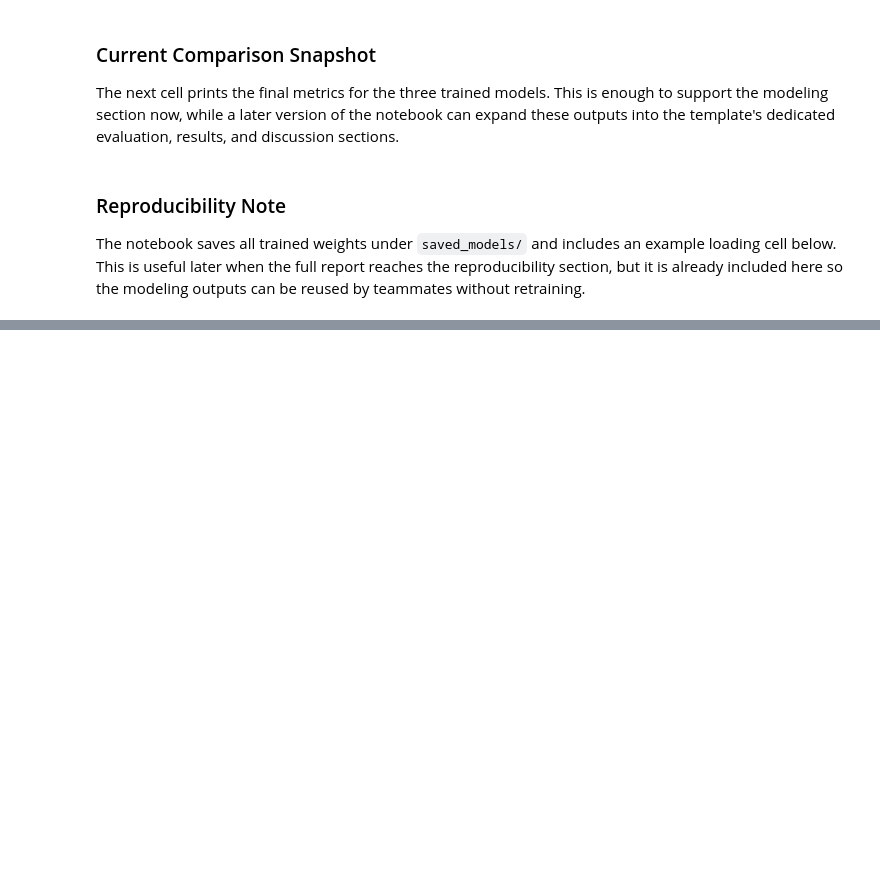
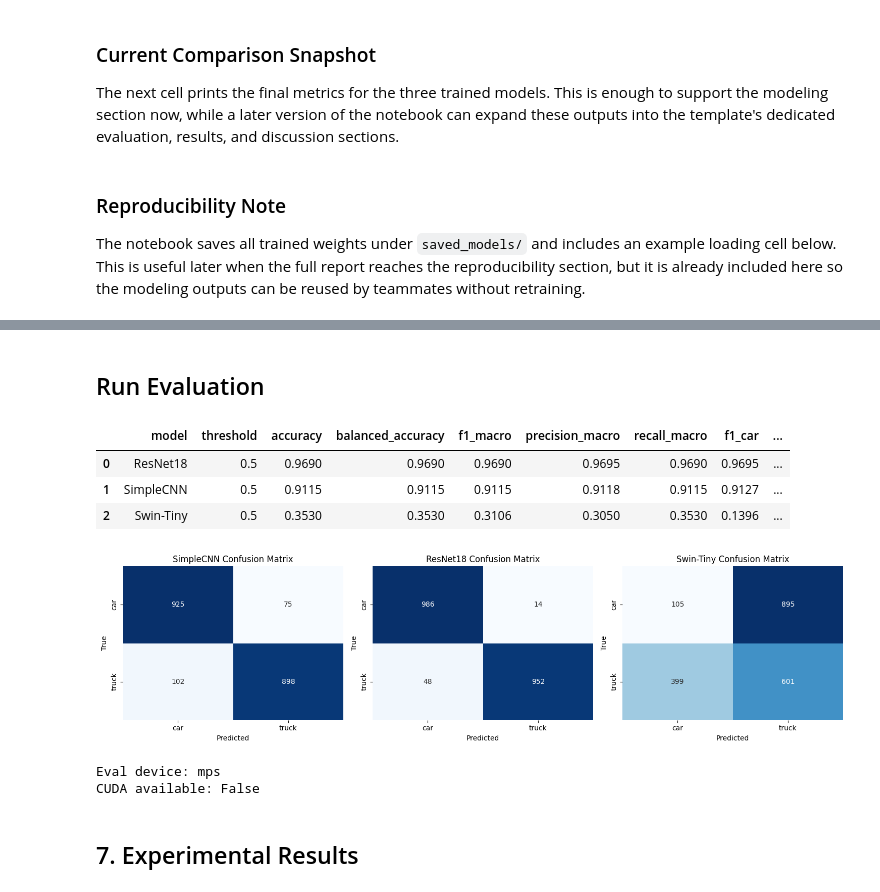
Before and after one commit to KyuubiSP/AI-Project, a Jupyter notebook: car_truck_modeling.ipynb, the cells around one changed output, grey strips where cells are left out. Drawn from its saved outputs; the diff is of its cells as text; code cells hidden in the pictures; blank space fills up the shorter version.

Commit message:
Evals draft + added validation set

```diff
--- a/car_truck_modeling.ipynb
+++ b/car_truck_modeling.ipynb
@@ -287,12 +305,12 @@ def evaluate_model(model, dataloader, criterion, model_type="cnn"):
     return loss_value, accuracy_value
 
 
-def train_model(model, train_loader, test_loader, criterion, optimizer, epochs, model_type="cnn"):
+def train_model(model, train_loader, val_loader, criterion, optimizer, epochs, model_type="cnn"):
     history = {
         "train_loss": [],
         "train_accuracy": [],
-        "test_loss": [],
-        "test_accuracy": [],
+        "val_loss": [],
+        "val_accuracy": [],
     }
 
     for epoch in range(epochs):
@@ -319,20 +337,20 @@ def train_model(model, train_loader, test_loader, criterion, optimizer, epochs,
 
         train_loss = running_loss / total
         train_accuracy = correct / total
-        test_loss, test_accuracy = evaluate_model(model, test_loader, criterion, model_type=model_type)
+        val_loss, val_accuracy = evaluate_model(model, val_loader, criterion, model_type=model_type)
         epoch_time = time.time() - start_time
 
         history["train_loss"].append(train_loss)
         history["train_accuracy"].append(train_accuracy)
-        history["test_loss"].append(test_loss)
-        history["test_accuracy"].append(test_accuracy)
+        history["val_loss"].append(val_loss)
+        history["val_accuracy"].append(val_accuracy)
 
         print(
             f"Epoch {epoch + 1}/{epochs} | "
             f"train loss: {train_loss:.4f} | "
             f"train acc: {train_accuracy:.4f} | "
-            f"test loss: {test_loss:.4f} | "
-            f"test acc: {test_accuracy:.4f} | "
+            f"val loss: {val_loss:.4f} | "
+            f"val acc: {val_accuracy:.4f} | "
             f"time: {epoch_time:.1f}s"
         )
 
@@ -346,7 +364,7 @@ def plot_history(history, title):
 
     plt.subplot(1, 2, 1)
     plt.plot(epochs, history["train_loss"], label="Train loss")
-    plt.plot(epochs, history["test_loss"], label="Test loss")
+    plt.plot(epochs, history["val_loss"], label="Validation loss")
     plt.xlabel("Epoch")
     plt.ylabel("Loss")
     plt.title(f"{title} Loss")
@@ -354,7 +372,7 @@ def plot_history(history, title):
 
     plt.subplot(1, 2, 2)
     plt.plot(epochs, history["train_accuracy"], label="Train accuracy")
-    plt.plot(epochs, history["test_accuracy"], label="Test accuracy")
+    plt.plot(epochs, history["val_accuracy"], label="Validation accuracy")
     plt.xlabel("Epoch")
     plt.ylabel("Accuracy")
     plt.title(f"{title} Accuracy")
@@ -369,8 +387,8 @@ def summarize_history(name, history):
         "model": name,
         "final_train_loss": history["train_loss"][-1],
         "final_train_accuracy": history["train_accuracy"][-1],
-        "final_test_loss": history["test_loss"][-1],
-        "final_test_accuracy": history["test_accuracy"][-1],
+        "final_val_loss": history["val_loss"][-1],
+        "final_val_accuracy": history["val_accuracy"][-1],
     }
 # %% [markdown]
 ### Baseline Training
@@ -384,7 +402,7 @@ cnn_optimizer = torch.optim.Adam(simple_cnn.parameters(), lr=cnn_learning_rate)
 cnn_history = train_model(
     model=simple_cnn,
     train_loader=train_loader,
-    test_loader=test_loader,
+    val_loader=val_loader,
     criterion=criterion,
     optimizer=cnn_optimizer,
     epochs=cnn_epochs,
@@ -427,7 +445,7 @@ resnet_optimizer = torch.optim.Adam(resnet_model.parameters(), lr=resnet_learnin
 resnet_history = train_model(
     model=resnet_model,
     train_loader=train_loader,
-    test_loader=test_loader,
+    val_loader=val_loader,
     criterion=resnet_criterion,
     optimizer=resnet_optimizer,
     epochs=resnet_epochs,
@@ -456,7 +474,7 @@ swin_optimizer = torch.optim.Adam(swin_model.parameters(), lr=swin_learning_rate
 swin_history = train_model(
     model=swin_model,
     train_loader=train_loader,
-    test_loader=test_loader,
+    val_loader=val_loader,
     criterion=swin_criterion,
     optimizer=swin_optimizer,
     epochs=swin_epochs,
@@ -504,0 +701,25 @@ print("All saved models were loaded successfully.")
+# %% [markdown]
+## Run Evaluation
+# %%
+models = []
+if "simple_cnn" in globals():
+    models.append(("SimpleCNN", simple_cnn, "cnn"))
+if "resnet_model" in globals():
+    models.append(("ResNet18", resnet_model, "resnet"))
+if "swin_model" in globals():
+    models.append(("Swin-Tiny", swin_model, "swin"))
+
+results, cms = evaluate_models(models, test_loader, device=str(device), threshold=0.5)
+
+display(results.round(4))
+plot_confusion_matrices(cms, labels=("car", "truck"))
+# %% [output]
+|  | model | threshold | accuracy | balanced_accuracy | f1_macro | precision_macro | recall_macro | f1_car | ... |
+| 0 | ResNet18 | 0.5 | 0.9690 | 0.9690 | 0.9690 | 0.9695 | 0.9690 | 0.9695 | ... |
+| 1 | SimpleCNN | 0.5 | 0.9115 | 0.9115 | 0.9115 | 0.9118 | 0.9115 | 0.9127 | ... |
+| 2 | Swin-Tiny | 0.5 | 0.3530 | 0.3530 | 0.3106 | 0.3050 | 0.3530 | 0.1396 | ... |
+[figure, added]
+Eval device: mps
+CUDA available: False
+# %% [markdown]
+## 7. Experimental Results
```
Also changed, not shown: parts of 7 cells of this notebook.
